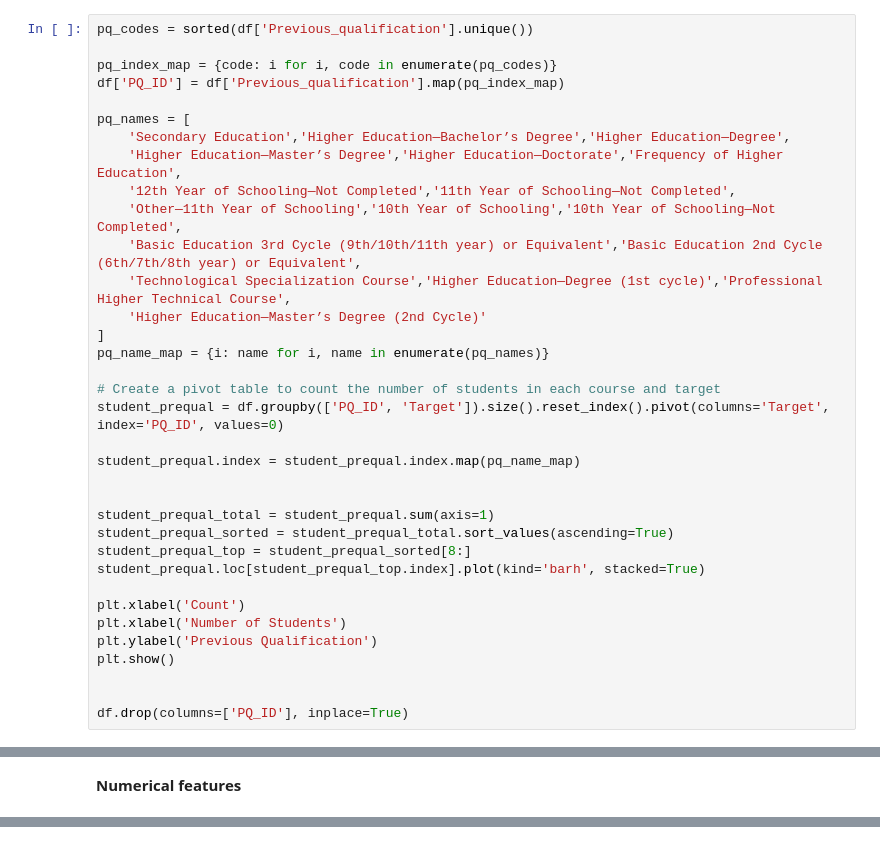
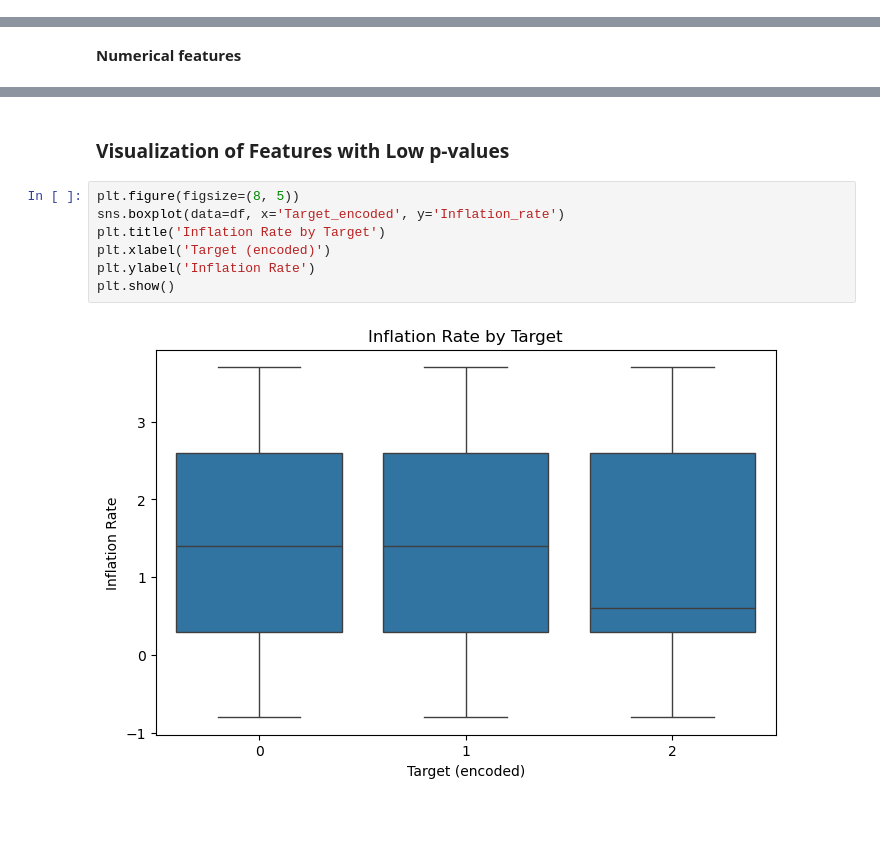
Before and after one commit to martiFabia/DMML_project, a Jupyter notebook: notebook/eda.ipynb, the cells around one changed output, grey strips where cells are left out. Saved outputs shown, nothing was run; the diff lists cells and outputs as text; blank space fills up the shorter version.

```diff
--- a/notebook/eda.ipynb
+++ b/notebook/eda.ipynb
@@ -425,35 +399,0 @@ plot_grouped_bar("Debtor")
-# %%
-pq_codes = sorted(df['Previous_qualification'].unique())
-
-pq_index_map = {code: i for i, code in enumerate(pq_codes)}
-df['PQ_ID'] = df['Previous_qualification'].map(pq_index_map)
-
-pq_names = [
-    'Secondary Education','Higher Education—Bachelor’s Degree','Higher Education—Degree',
-    'Higher Education—Master’s Degree','Higher Education—Doctorate','Frequency of Higher Education',
-    '12th Year of Schooling—Not Completed','11th Year of Schooling—Not Completed',
-    'Other—11th Year of Schooling','10th Year of Schooling','10th Year of Schooling—Not Completed',
-    'Basic Education 3rd Cycle (9th/10th/11th year) or Equivalent','Basic Education 2nd Cycle (6th/7th/8th year) or Equivalent',
-    'Technological Specialization Course','Higher Education—Degree (1st cycle)','Professional Higher Technical Course',
-    'Higher Education—Master’s Degree (2nd Cycle)'
-]
-pq_name_map = {i: name for i, name in enumerate(pq_names)}
-
-# Create a pivot table to count the number of students in each course and target
-student_prequal = df.groupby(['PQ_ID', 'Target']).size().reset_index().pivot(columns='Target', index='PQ_ID', values=0)
-
-student_prequal.index = student_prequal.index.map(pq_name_map)
-
-
-student_prequal_total = student_prequal.sum(axis=1)
-student_prequal_sorted = student_prequal_total.sort_values(ascending=True)
-student_prequal_top = student_prequal_sorted[8:]
-student_prequal.loc[student_prequal_top.index].plot(kind='barh', stacked=True)
-
-plt.xlabel('Count')
-plt.xlabel('Number of Students')
-plt.ylabel('Previous Qualification')
-plt.show()
-
-
-df.drop(columns=['PQ_ID'], inplace=True)
@@ -876,0 +684,11 @@ print(anova_df[anova_df['p-value'] < 0.05])
+# %% [markdown]
+### Visualization of Features with Low p-values
+# %%
+plt.figure(figsize=(8, 5))
+sns.boxplot(data=df, x='Target_encoded', y='Inflation_rate')
+plt.title('Inflation Rate by Target')
+plt.xlabel('Target (encoded)')
+plt.ylabel('Inflation Rate')
+plt.show()
+# %% [output]
+[figure, added]
```
Also changed, not shown: parts of 21 cells of this notebook, 4 other files.
